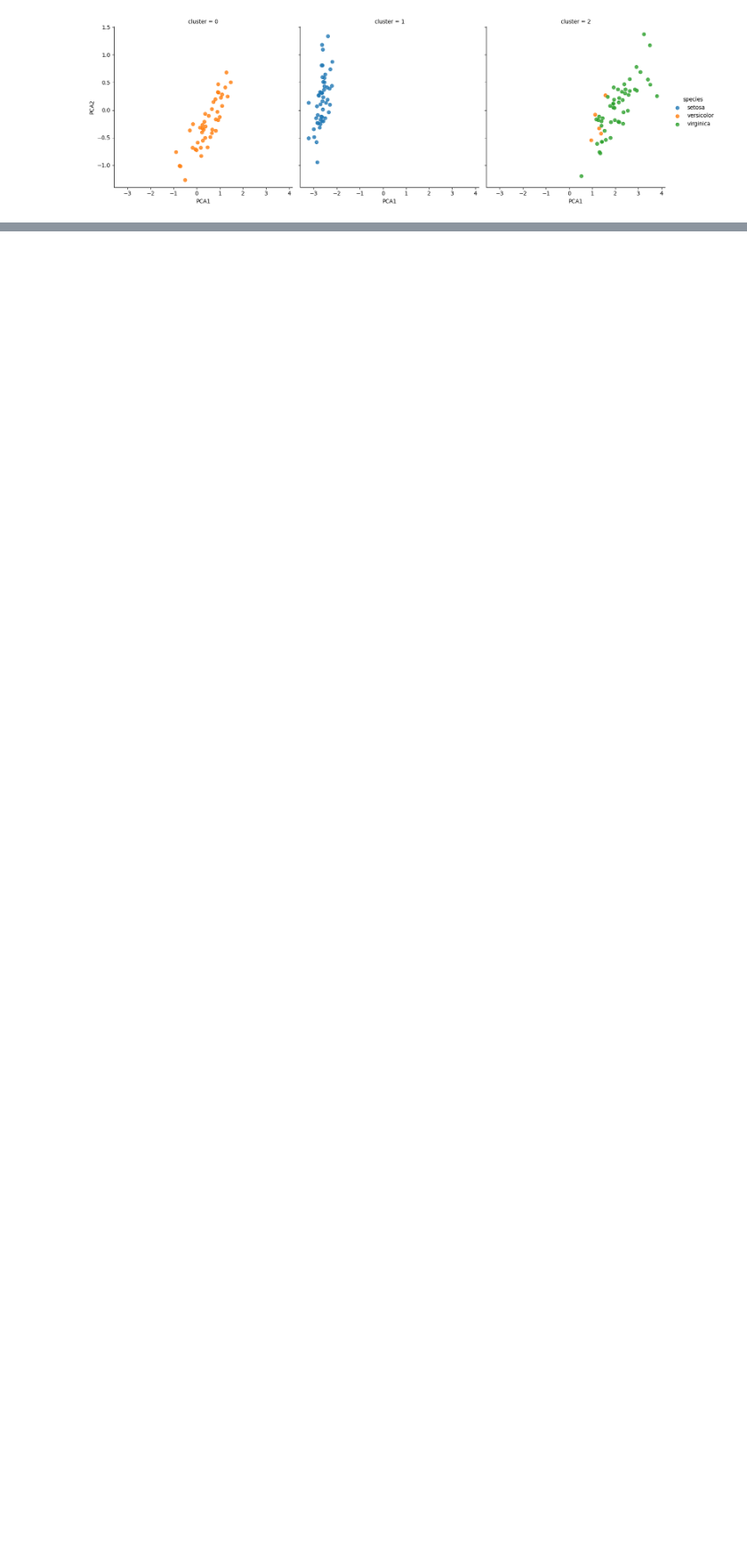
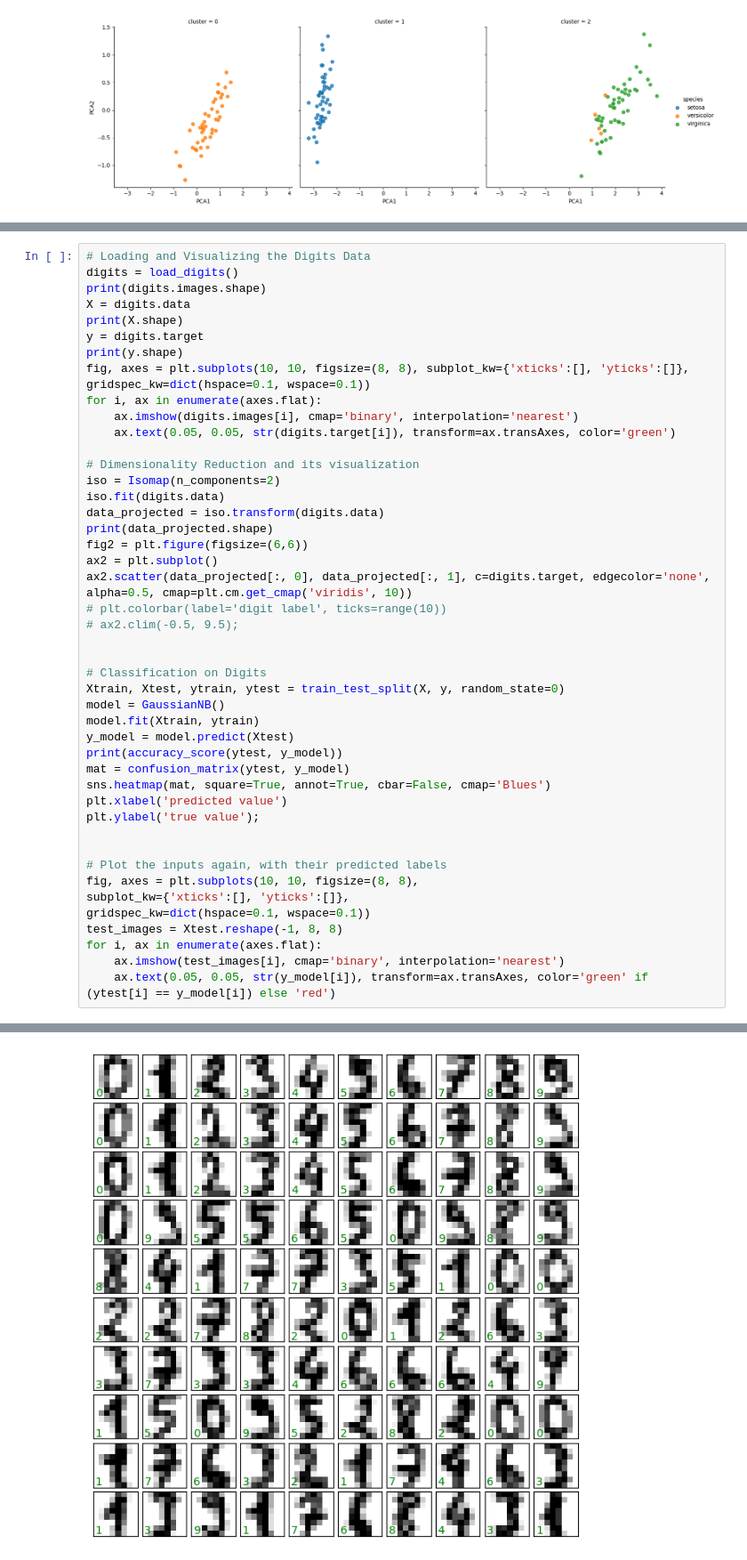
Before and after one commit to romz-pl/Jupyter-Python, a Jupyter notebook: 06-Scikit-Learn/scikit.ipynb, the cells around one changed output, grey strips where cells are left out. Shown at 89% size. Drawn from its saved outputs; the diff is of its cells as text; blank space fills up the shorter version.

Commit message:
Exploring Handwritten Digits

```diff
--- a/06-Scikit-Learn/scikit.ipynb
+++ b/06-Scikit-Learn/scikit.ipynb
@@ -126,0 +132,46 @@ sns.lmplot(x="PCA1", y="PCA2", data=iris, hue='species', col='cluster', fit_reg=
+# %%
+# Loading and Visualizing the Digits Data
+digits = load_digits()
+print(digits.images.shape)
+X = digits.data
+print(X.shape)
+y = digits.target
+print(y.shape)
+fig, axes = plt.subplots(10, 10, figsize=(8, 8), subplot_kw={'xticks':[], 'yticks':[]}, gridspec_kw=dict(hspace=0.1, wspace=0.1))
+for i, ax in enumerate(axes.flat):
+    ax.imshow(digits.images[i], cmap='binary', interpolation='nearest')
+    ax.text(0.05, 0.05, str(digits.target[i]), transform=ax.transAxes, color='green')
+
+# Dimensionality Reduction and its visualization
+iso = Isomap(n_components=2)
+iso.fit(digits.data)
+data_projected = iso.transform(digits.data)
+print(data_projected.shape)
+fig2 = plt.figure(figsize=(6,6))
+ax2 = plt.subplot()
+ax2.scatter(data_projected[:, 0], data_projected[:, 1], c=digits.target, edgecolor='none', alpha=0.5, cmap=plt.cm.get_cmap('viridis', 10))
+# plt.colorbar(label='digit label', ticks=range(10))
+# ax2.clim(-0.5, 9.5);
+
+
+# Classification on Digits
+Xtrain, Xtest, ytrain, ytest = train_test_split(X, y, random_state=0)
+model = GaussianNB()
+model.fit(Xtrain, ytrain)
+y_model = model.predict(Xtest)
+print(accuracy_score(ytest, y_model))
+mat = confusion_matrix(ytest, y_model)
+sns.heatmap(mat, square=True, annot=True, cbar=False, cmap='Blues')
+plt.xlabel('predicted value')
+plt.ylabel('true value');
+
+
+# Plot the inputs again, with their predicted labels
+fig, axes = plt.subplots(10, 10, figsize=(8, 8),
+subplot_kw={'xticks':[], 'yticks':[]},
+gridspec_kw=dict(hspace=0.1, wspace=0.1))
+test_images = Xtest.reshape(-1, 8, 8)
+for i, ax in enumerate(axes.flat):
+    ax.imshow(test_images[i], cmap='binary', interpolation='nearest')
+    ax.text(0.05, 0.05, str(y_model[i]), transform=ax.transAxes, color='green' if (ytest[i] == y_model[i]) else 'red')
+# %% [output]
@@ -126,0 +183 @@ sns.lmplot(x="PCA1", y="PCA2", data=iris, hue='species', col='cluster', fit_reg=
+[figure, added]
```
Also changed, not shown: parts of 3 cells of this notebook.
